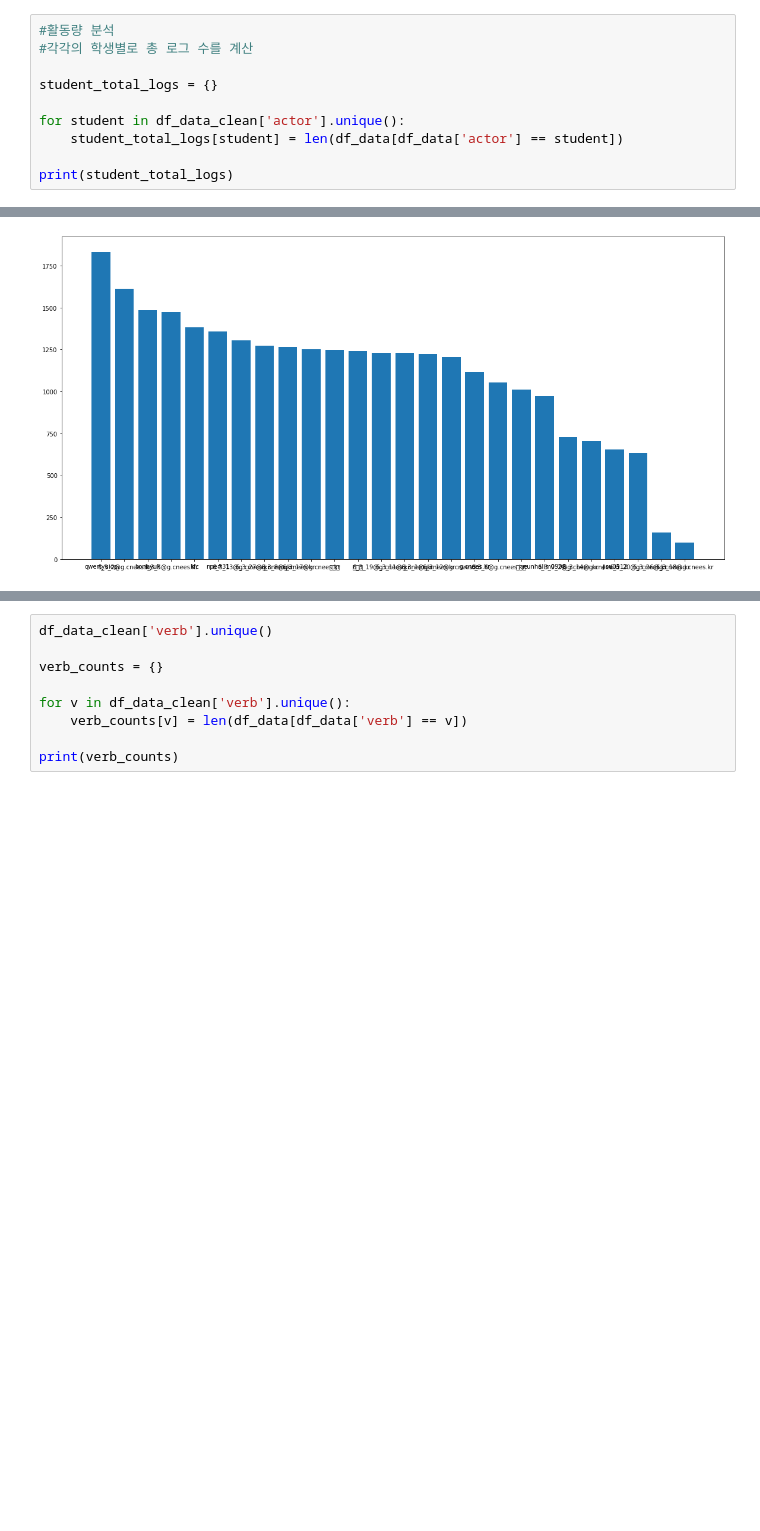
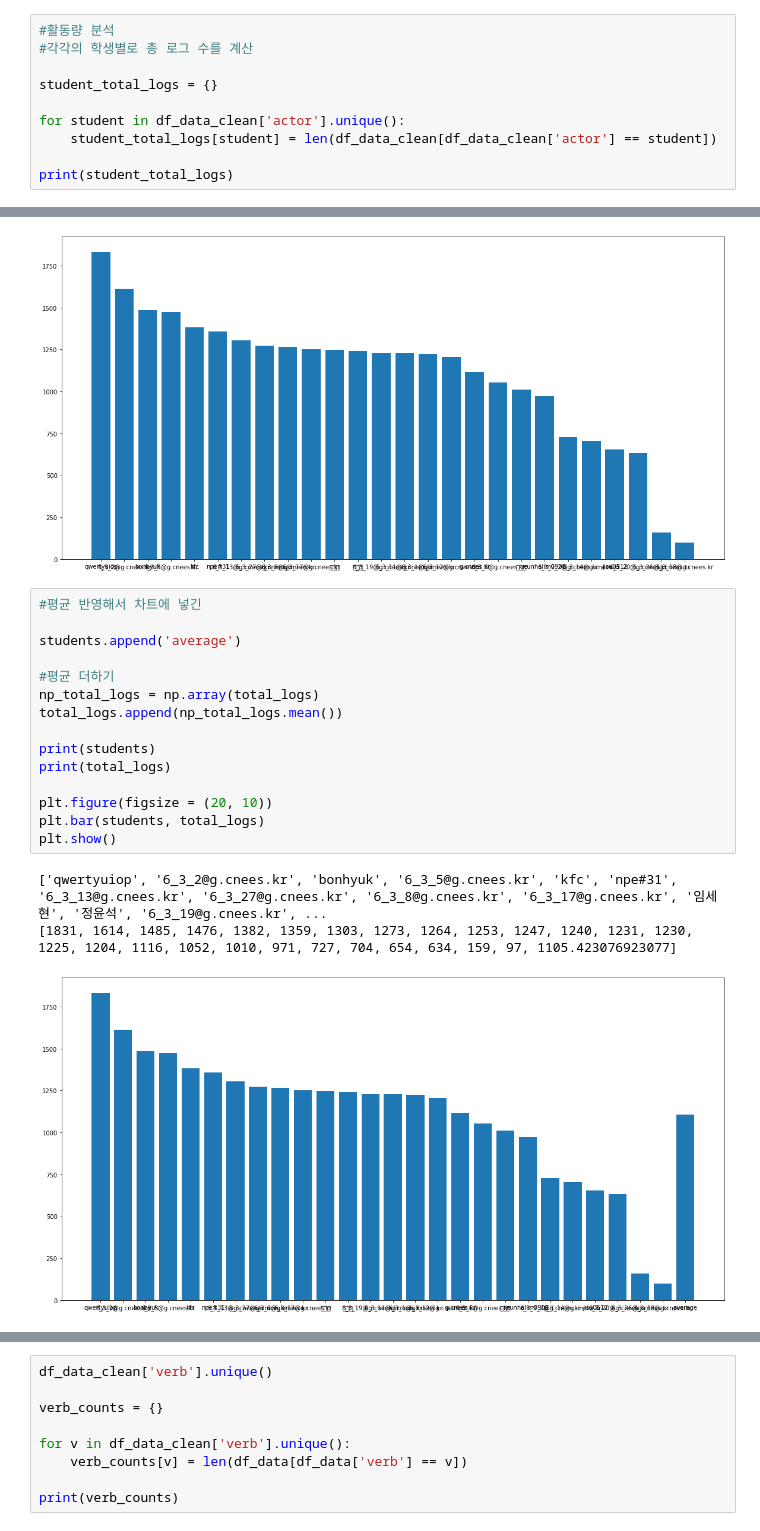
Before and after one commit to codingchild2424/SNURO_xAPI_EDA, a Jupyter notebook: xAPI.ipynb, the cells around one changed output, grey strips where cells are left out. Saved outputs shown, nothing was run; the diff lists cells and outputs as text; blank space fills up the shorter version.

```diff
--- a/xAPI.ipynb
+++ b/xAPI.ipynb
@@ -174,7 +174,7 @@ array(['6_3_19@g.cnees.kr', 'qwertyuiop', '6_3_5@g.cnees.kr', 'bonhyuk',
 student_total_logs = {}
 
 for student in df_data_clean['actor'].unique():
-    student_total_logs[student] = len(df_data[df_data['actor'] == student])
+    student_total_logs[student] = len(df_data_clean[df_data_clean['actor'] == student])
 
 print(student_total_logs)
 # %% [output]
@@ -204,4 +204,23 @@ plt.bar(students, total_logs)
 plt.show()
 # %% [output]
 [figure]
+# %%
+#평균 반영해서 차트에 넣긴
+
+students.append('average')
+
+#평균 더하기
+np_total_logs = np.array(total_logs)
+total_logs.append(np_total_logs.mean())
+
+print(students)
+print(total_logs)
+
+plt.figure(figsize = (20, 10))
+plt.bar(students, total_logs)
+plt.show()
+# %% [output]
+['qwertyuiop', '6_3_2@g.cnees.kr', 'bonhyuk', '6_3_5@g.cnees.kr', 'kfc', 'npe#31', '6_3_13@g.cnees.kr', '6_3_27@g.cnees.kr', '6_3_8@g.cnees.kr', '6_3_17@g.cnees.kr', '임세현', '정윤석', '6_3_19@g.cnees.kr', ...
+[1831, 1614, 1485, 1476, 1382, 1359, 1303, 1273, 1264, 1253, 1247, 1240, 1231, 1230, 1225, 1204, 1116, 1052, 1010, 971, 727, 704, 654, 634, 159, 97, 1105.423076923077]
+[figure, added]
 # %% [markdown]
```
Also changed, not shown: parts of 14 cells of this notebook.
